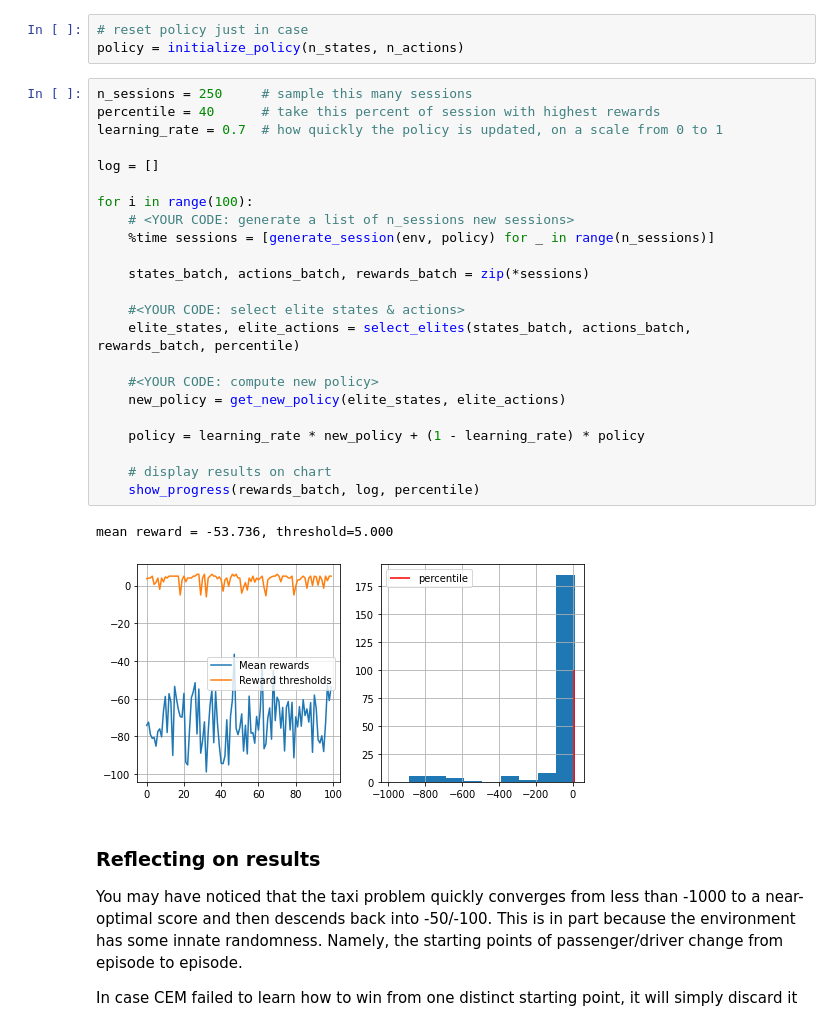
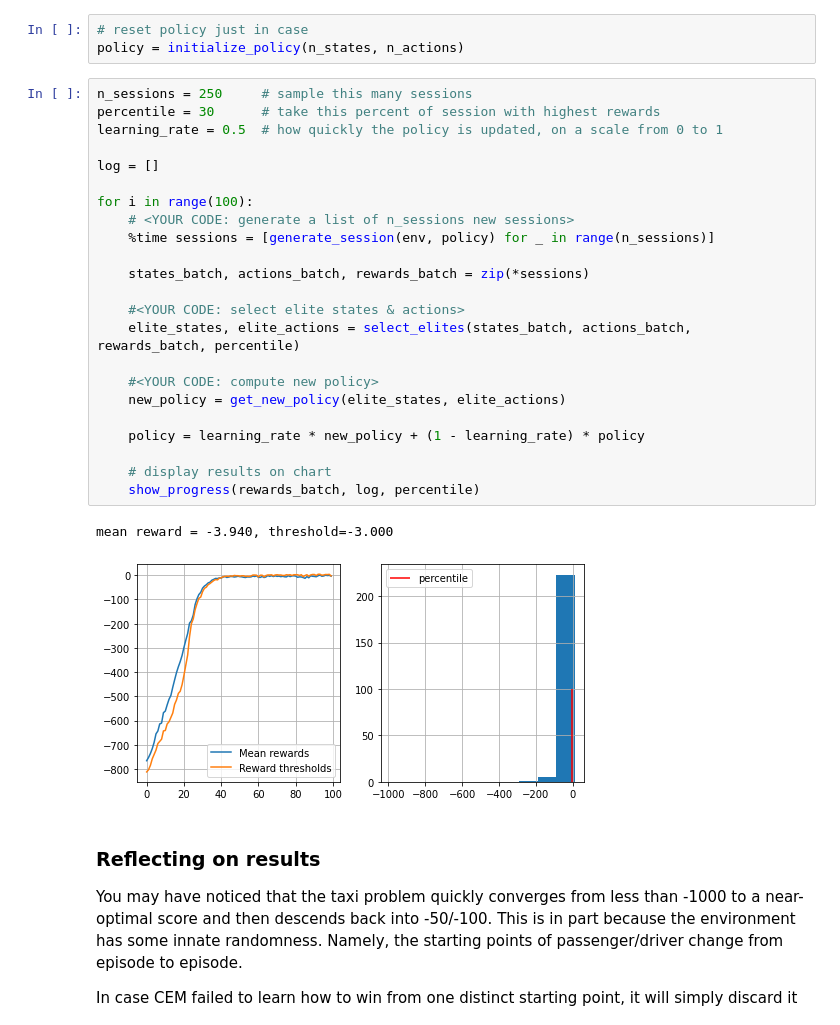
Before and after one commit to pakshingho/Practical-Reinforcement-Learning-HSE, a Jupyter notebook: week1_intro/crossentropy_method.ipynb, the cells around one changed output. Cells and saved outputs as stored; diff of their text form.

```diff
--- a/week1_intro/crossentropy_method.ipynb
+++ b/week1_intro/crossentropy_method.ipynb
@@ -285,30 +285,30 @@ def show_progress(rewards_batch, log, percentile, reward_range=[-990, +10]):
 policy = initialize_policy(n_states, n_actions)
 # %%
 n_sessions = 250     # sample this many sessions
-percentile = 40      # take this percent of session with highest rewards
-learning_rate = 0.7  # how quickly the policy is updated, on a scale from 0 to 1
+percentile = 30      # take this percent of session with highest rewards
+learning_rate = 0.5  # how quickly the policy is updated, on a scale from 0 to 1
 
 log = []
 
 for i in range(100):
     # <YOUR CODE: generate a list of n_sessions new sessions>
     %time sessions = [generate_session(env, policy) for _ in range(n_sessions)]
 
     states_batch, actions_batch, rewards_batch = zip(*sessions)
 
     #<YOUR CODE: select elite states & actions>
     elite_states, elite_actions = select_elites(states_batch, actions_batch, rewards_batch, percentile)
 
     #<YOUR CODE: compute new policy>
     new_policy = get_new_policy(elite_states, elite_actions)
 
     policy = learning_rate * new_policy + (1 - learning_rate) * policy
 
     # display results on chart
     show_progress(rewards_batch, log, percentile)
 # %% [output]
-mean reward = -53.736, threshold=5.000
+mean reward = -3.940, threshold=-3.000
-[figure, old version]
+[figure, new version]
 # %% [markdown]
 ### Reflecting on results
 
```
Also changed, not shown: parts of 2 cells of this notebook.
